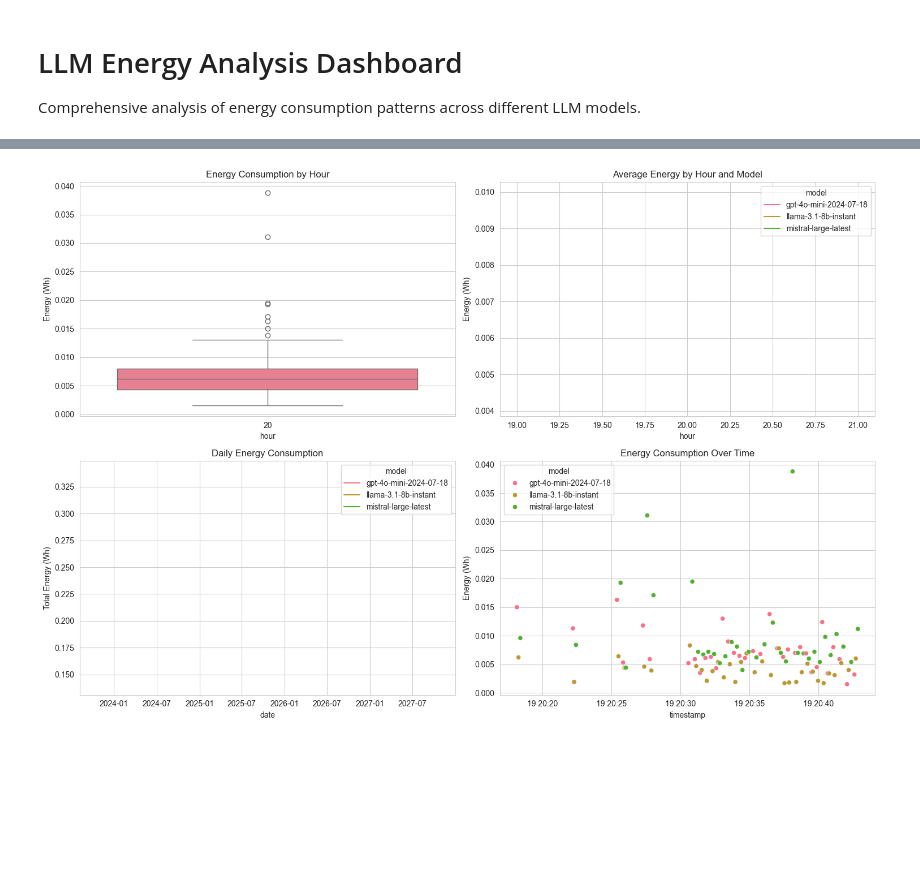
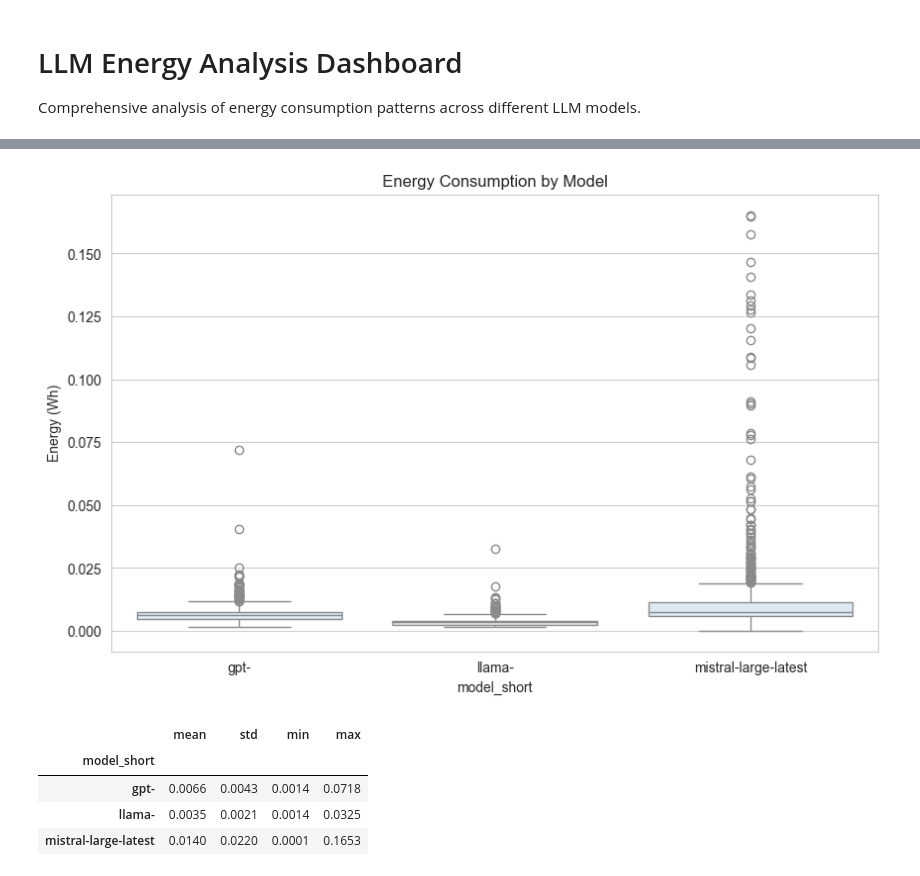
Before and after one commit to evwillow/MeasuringPromptEnergyinLLMs, a Jupyter notebook: stats.ipynb, the cells around one changed output, grey strips where cells are left out. Saved outputs shown, nothing was run; the diff lists cells and outputs as text; code cells hidden in the pictures; blank space fills up the shorter version.

```diff
--- a/stats.ipynb
+++ b/stats.ipynb
@@ -113,28 +36,21 @@ plt.show()
-# %%
-# Temporal patterns in energy consumption
-fig, axes = plt.subplots(2, 2, figsize=(15, 10))
-
-df['hour'] = df['timestamp'].dt.hour
-sns.boxplot(data=df, x='hour', y='energy_consumed_wh', ax=axes[0,0])
-axes[0,0].set_title('Energy Consumption by Hour')
-axes[0,0].set_ylabel('Energy (Wh)')
-
-sns.lineplot(data=df.groupby(['model', 'hour'])['energy_consumed_wh'].mean().reset_index(),
-             x='hour', y='energy_consumed_wh', hue='model', ax=axes[0,1])
-axes[0,1].set_title('Average Energy by Hour and Model')
-axes[0,1].set_ylabel('Energy (Wh)')
-
-df['date'] = df['timestamp'].dt.date
-daily_energy = df.groupby(['date', 'model'])['energy_consumed_wh'].sum().reset_index()
-sns.lineplot(data=daily_energy, x='date', y='energy_consumed_wh', hue='model', ax=axes[1,0])
-axes[1,0].set_title('Daily Energy Consumption')
-axes[1,0].set_ylabel('Total Energy (Wh)')
-
-sns.scatterplot(data=df, x='timestamp', y='energy_consumed_wh', hue='model', ax=axes[1,1])
-axes[1,1].set_title('Energy Consumption Over Time')
-axes[1,1].set_ylabel('Energy (Wh)')
-
-plt.tight_layout()
-plt.show()
-# %% [output]
-[figure, removed]
+# %%
+def remove_outliers(df, column, threshold=3):
+    z_scores = np.abs((df[column] - df[column].mean()) / df[column].std())
+    return df[z_scores < threshold]
+
+df_clean = remove_outliers(df, 'energy_consumed_wh')
+plt.figure(figsize=(10, 6))
+sns.boxplot(data=df_clean, x='model_short', y='energy_consumed_wh')
+plt.title('Energy Consumption by Model')
+plt.ylabel('Energy (Wh)')
+plt.show()
+
+energy_summary = df_clean.groupby('model_short')['energy_consumed_wh'].agg(['mean', 'std', 'min', 'max']).round(4)
+energy_summary
+# %% [output]
+[figure, added]
+|  | mean | std | min | max |
+| model_short |  |  |  |  |
+| gpt- | 0.0066 | 0.0043 | 0.0014 | 0.0718 |
+| llama- | 0.0035 | 0.0021 | 0.0014 | 0.0325 |
+| mistral-large-latest | 0.0140 | 0.0220 | 0.0001 | 0.1653 |
```
Also changed, not shown: parts of 10 cells of this notebook, 1 other file.
